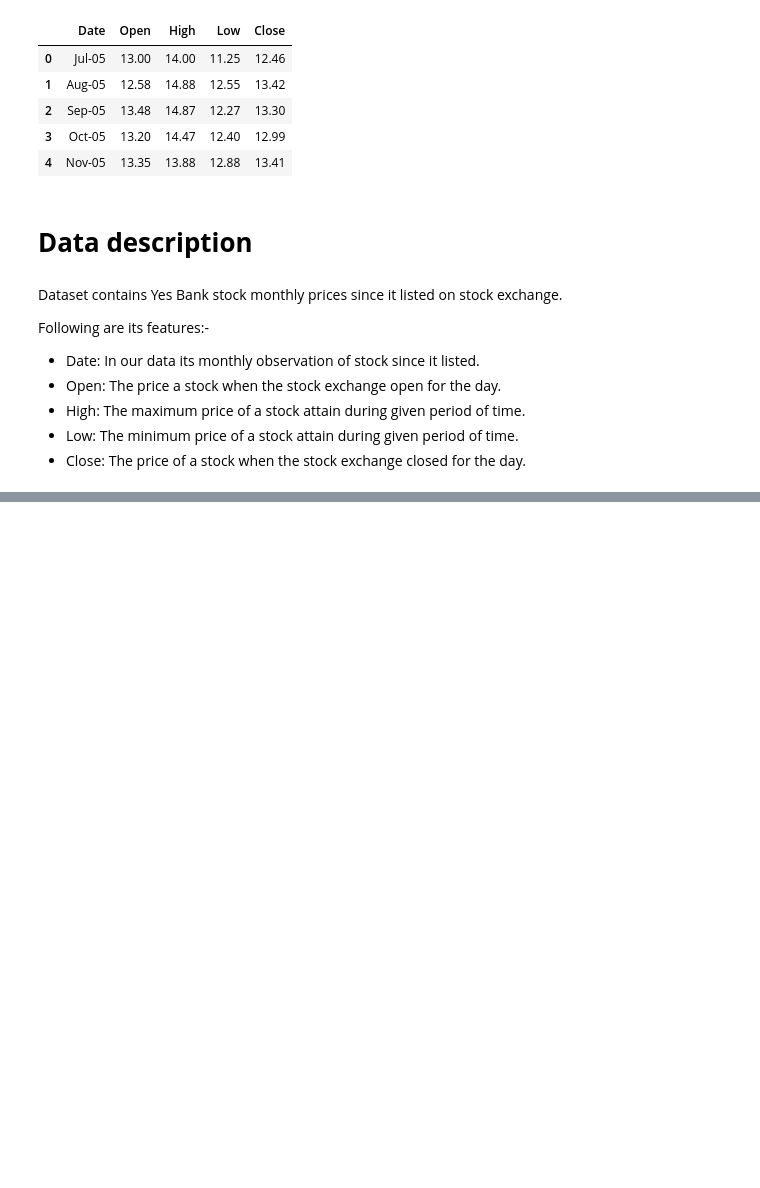
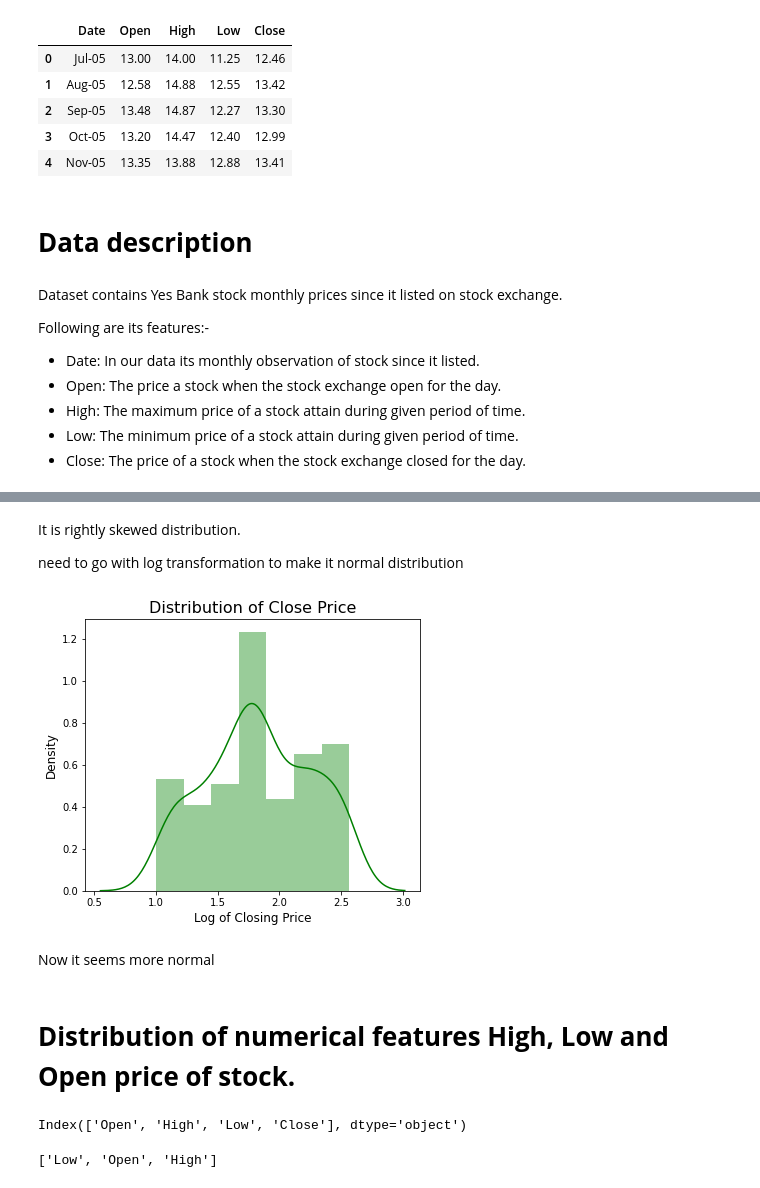
Before and after one commit to sameersat96/Yes-Bank-Stock-Closing_Price_Prediction, a Jupyter notebook: Yes_Bank_Stock_Closing_Price_Prediction.ipynb, the cells around one changed output, grey strips where cells are left out. Saved outputs shown, nothing was run; the diff lists cells and outputs as text; code cells hidden in the pictures; blank space fills up the shorter version.

```diff
--- a/Yes_Bank_Stock_Closing_Price_Prediction.ipynb
+++ b/Yes_Bank_Stock_Closing_Price_Prediction.ipynb
@@ -72,0 +250,28 @@ Following are its features:-
+# %% [markdown]
+It is rightly skewed distribution.
+
+need to go with log transformation to make it normal distribution
+# %%
+#distribution plot of Close price by applying log transformation
+plt.figure(figsize=(6,5))
+sns.distplot(np.log10(df['Close']),color='green')
+plt.title('Distribution of Close Price', fontsize=16)
+plt.xlabel('Log of Closing Price', fontsize=12)
+plt.ylabel('Density', fontsize=12)
+plt.show()
+# %% [output]
+[figure, added]
+# %% [markdown]
+Now it seems more normal
+# %% [markdown]
+# **Distribution of numerical features High, Low and Open price of stock.**
+# %%
+df.describe().columns
+# %% [output]
+Index(['Open', 'High', 'Low', 'Close'], dtype='object')
+# %%
+# List of independent features
+numerical_features = list(set(df.describe().columns)-{'Close'})
+numerical_features
+# %% [output]
+['Low', 'Open', 'High']
```
Also changed, not shown: parts of 132 cells of this notebook.
